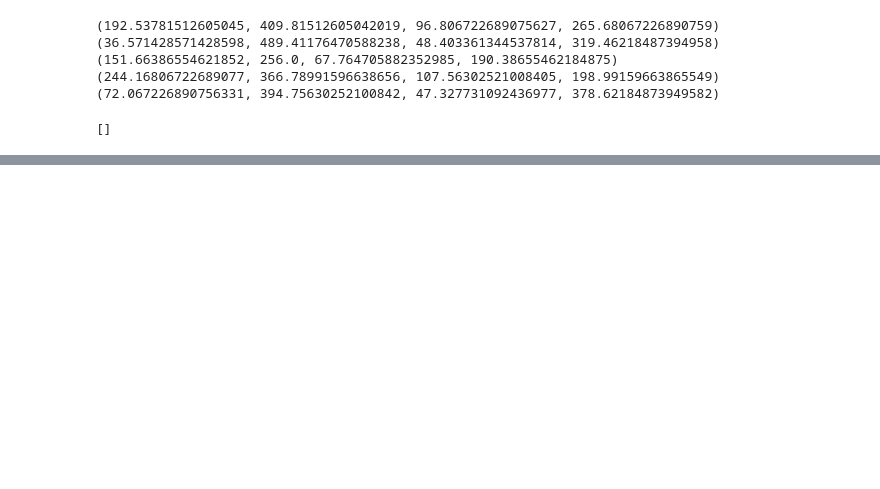
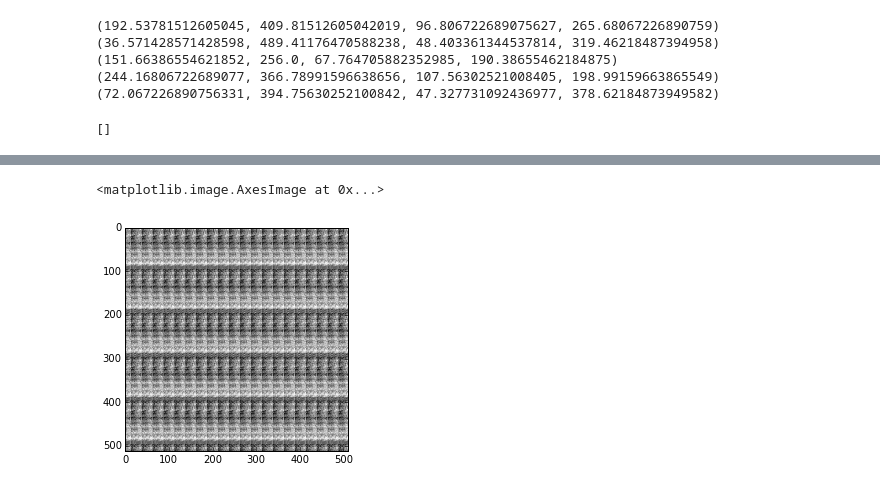
Before and after one commit to pussinboot/tile-extract, a Jupyter notebook: tile_select_test.ipynb, the cells around one changed output, grey strips where cells are left out. Cells and saved outputs as stored; diff of their text form; code cells hidden in the pictures; blank space fills up the shorter version.

```diff
--- a/tile_select_test.ipynb
+++ b/tile_select_test.ipynb
@@ -44,0 +61,26 @@ thresholded = viewer.show()
+# %%
+def blit(dest, src, loc):
+    pos = [i if i >= 0 else None for i in loc]
+    neg = [-i if i < 0 else None for i in loc]
+    target = dest[[slice(i,None) for i in pos]]
+    src = src[[slice(i, j) for i,j in zip(neg, target.shape)]]
+    target[[slice(None, i) for i in src.shape]] = src
+    return dest
+# %%
+def copy_tile(source_img,extents):
+    x0, x1, y0, y1 = np.int64(extents)
+    dest = np.zeros(image.shape)
+    src_w, src_h = source_img.shape[:2]
+    tile_w, tile_h = x1 - x0, y1 - y0
+    w_offset = src_w % tile_w
+    h_offset = src_h % tile_h
+    for w in range(0,src_w // tile_w + 2):
+        for h in range(0,src_h // tile_h + 2):
+            blit(dest,source_img[y0:y1,x0:x1],(h*tile_h-h_offset,w*tile_w-w_offset))
+    return dest
+# %%
+test_tile = copy_tile(image,(50,75,0,100))
+plt.imshow(test_tile,cmap='gray')
+# %% [output]
+<matplotlib.image.AxesImage at 0x...>
+[figure, added]
```
Also changed, not shown: parts of 5 cells of this notebook, 2 other files.
